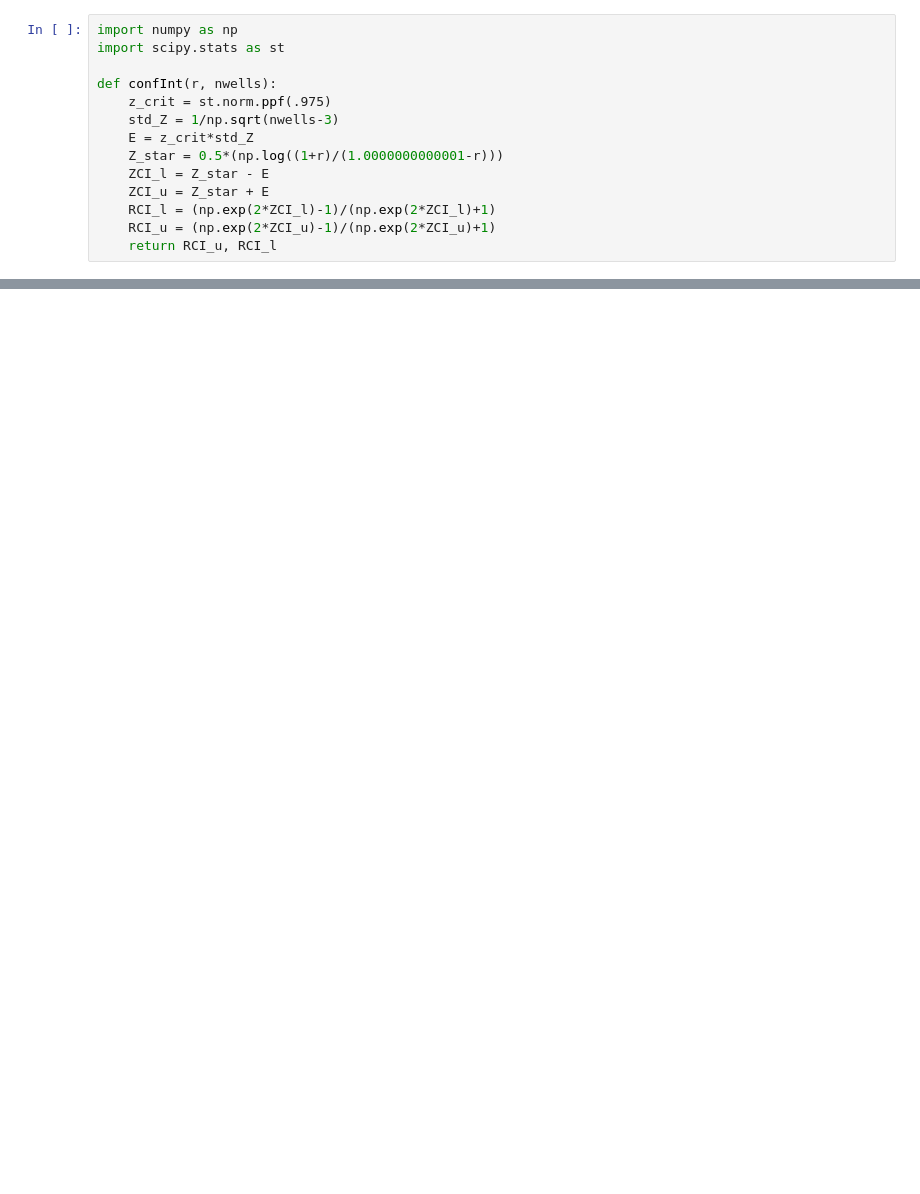
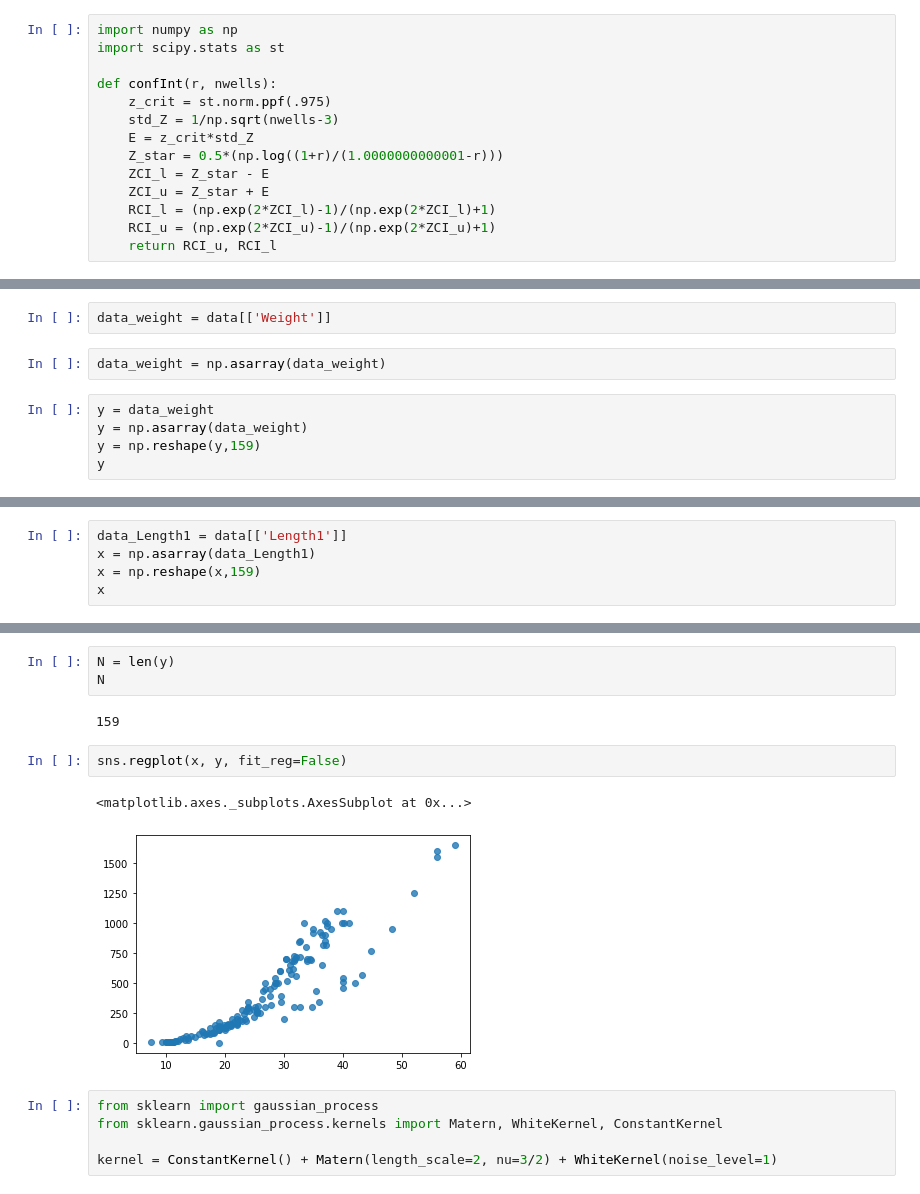
Before and after one commit to rakesh-choudhury/Artificial-Neural-Network-XOR, a Jupyter notebook: Assignment8/Assignment8.ipynb, the cells around one changed output, grey strips where cells are left out. Cells and saved outputs as stored; diff of their text form; blank space fills up the shorter version.

```diff
--- a/Assignment8/Assignment8.ipynb
+++ b/Assignment8/Assignment8.ipynb
@@ -198,0 +217,9 @@ def confInt(r, nwells):
+# %%
+data_weight = data[['Weight']]
+# %%
+data_weight = np.asarray(data_weight)
+# %%
+y = data_weight
+y = np.asarray(data_weight)
+y = np.reshape(y,159)
+y
@@ -198,0 +247,5 @@ def confInt(r, nwells):
+# %%
+data_Length1 = data[['Length1']]
+x = np.asarray(data_Length1)
+x = np.reshape(x,159)
+x
@@ -198,0 +268,15 @@ def confInt(r, nwells):
+# %%
+N = len(y)
+N
+# %% [output]
+159
+# %%
+sns.regplot(x, y, fit_reg=False)
+# %% [output]
+<matplotlib.axes._subplots.AxesSubplot at 0x...>
+[figure, added]
+# %%
+from sklearn import gaussian_process
+from sklearn.gaussian_process.kernels import Matern, WhiteKernel, ConstantKernel
+
+kernel = ConstantKernel() + Matern(length_scale=2, nu=3/2) + WhiteKernel(noise_level=1)
```
Also changed, not shown: parts of 14 cells of this notebook, 3 other files.
